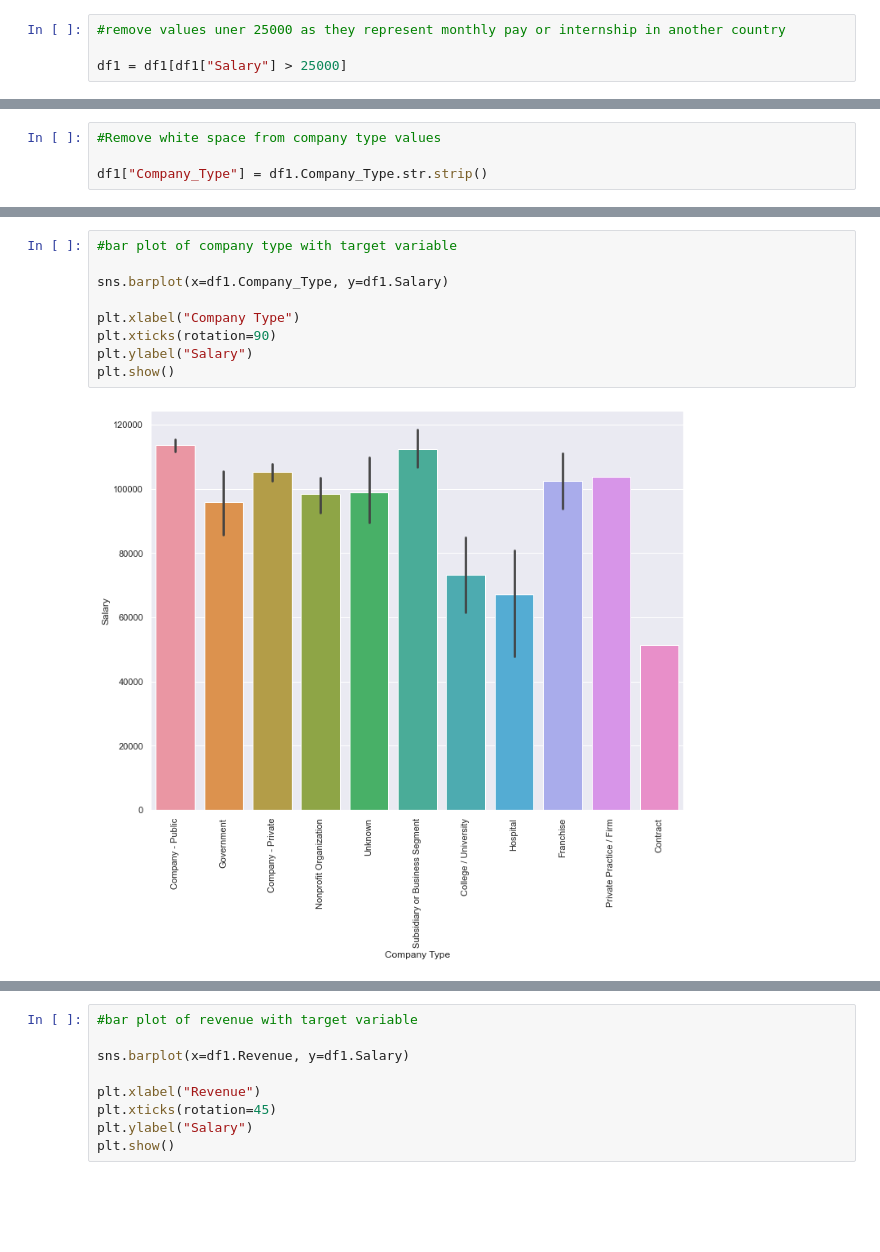
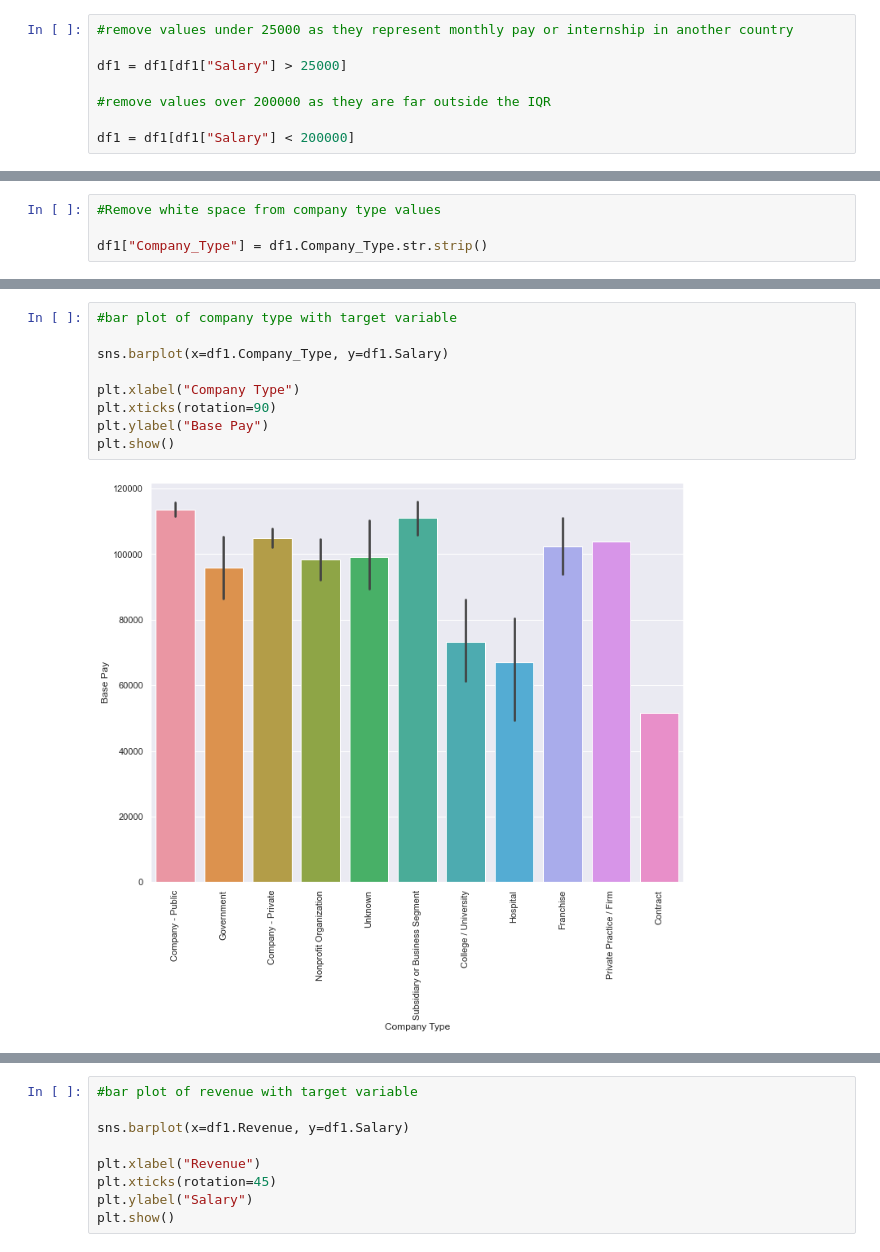
Before and after one commit to CeliaSagas/Data-Coin, a Jupyter notebook: code/3 - Prepare Data.ipynb, the cells around one changed output, grey strips where cells are left out. Saved outputs shown, nothing was run; the diff lists cells and outputs as text; blank space fills up the shorter version.

```diff
--- a/code/3 - Prepare Data.ipynb
+++ b/code/3 - Prepare Data.ipynb
@@ -159,4 +187,8 @@ sns.histplot(data=df1, x="Salary")
 # %%
-#remove values uner 25000 as they represent monthly pay or internship in another country
+#remove values under 25000 as they represent monthly pay or internship in another country
 
 df1 = df1[df1["Salary"] > 25000]
+
+#remove values over 200000 as they are far outside the IQR
+
+df1 = df1[df1["Salary"] < 200000]
@@ -251,14 +275,14 @@ Name: Company_Type, dtype: int64
 # %%
 #bar plot of company type with target variable
 
 sns.barplot(x=df1.Company_Type, y=df1.Salary)
 
 plt.xlabel("Company Type")
 plt.xticks(rotation=90)
-plt.ylabel("Salary")
+plt.ylabel("Base Pay")
 plt.show()
 # %% [output]
-[figure, old version]
+[figure, new version]
 # %%
 #create binary company type variable
 
```
Also changed, not shown: parts of 52 cells of this notebook, 4 other files.
